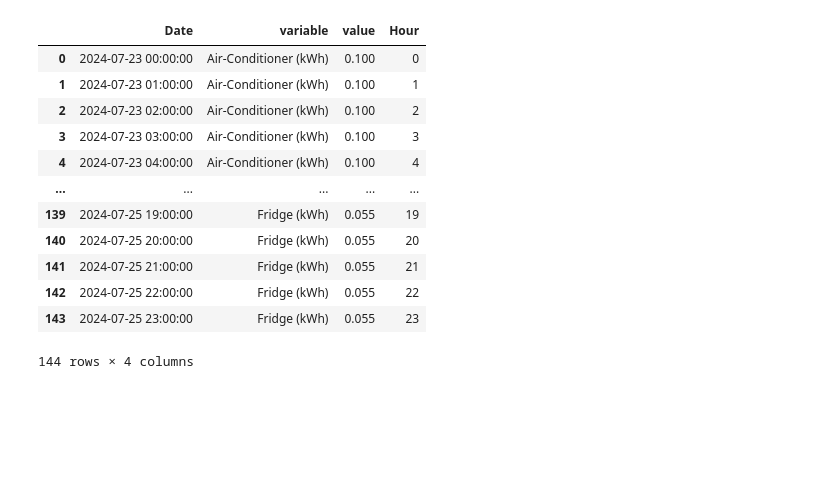
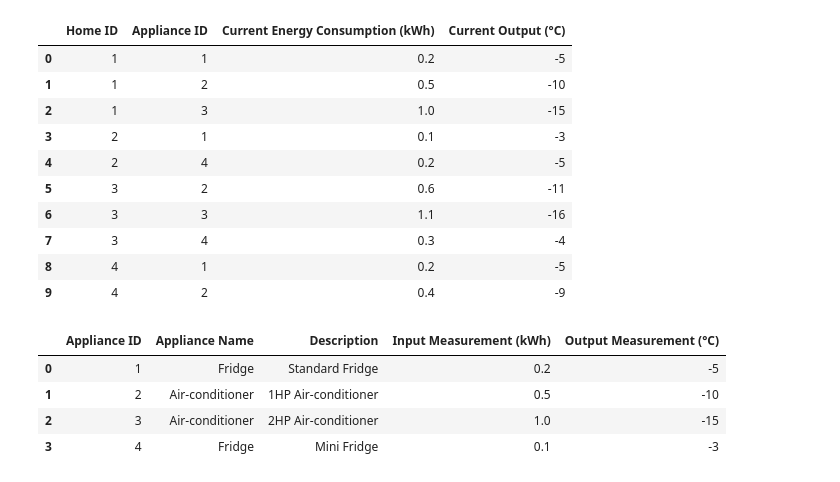
Before and after one commit to OdenDavid/SHEMS-DEMO, a Jupyter notebook: extras/test.ipynb, the cells around one changed output. Drawn from its saved outputs; the diff is of its cells as text; code cells hidden in the pictures; blank space fills up the shorter version.

```diff
--- a/extras/test.ipynb
+++ b/extras/test.ipynb
@@ -57,16 +72,0 @@ ValueError: Mime type rendering requires nbformat>=4.2.0 but it is not installed
-# %%
-df_melt
-# %% [output]
-|  | Date | variable | value | Hour |
-| 0 | 2024-07-23 00:00:00 | Air-Conditioner (kWh) | 0.100 | 0 |
-| 1 | 2024-07-23 01:00:00 | Air-Conditioner (kWh) | 0.100 | 1 |
-| 2 | 2024-07-23 02:00:00 | Air-Conditioner (kWh) | 0.100 | 2 |
-| 3 | 2024-07-23 03:00:00 | Air-Conditioner (kWh) | 0.100 | 3 |
-| 4 | 2024-07-23 04:00:00 | Air-Conditioner (kWh) | 0.100 | 4 |
-| ... | ... | ... | ... | ... |
-| 139 | 2024-07-25 19:00:00 | Fridge (kWh) | 0.055 | 19 |
-| 140 | 2024-07-25 20:00:00 | Fridge (kWh) | 0.055 | 20 |
-| 141 | 2024-07-25 21:00:00 | Fridge (kWh) | 0.055 | 21 |
-| 142 | 2024-07-25 22:00:00 | Fridge (kWh) | 0.055 | 22 |
-| 143 | 2024-07-25 23:00:00 | Fridge (kWh) | 0.055 | 23 |
-144 rows × 4 columns
@@ -72,0 +86,34 @@ df_melt
+# %%
+# Create a dictionary with appliance usage data
+appliance_usage_data = {
+    'Home ID': [1, 1, 1, 2, 2, 3, 3, 3, 4, 4],
+    'Appliance ID': [1, 2, 3, 1, 4, 2, 3, 4, 1, 2],
+    'Current Energy Consumption (kWh)': [0.2, 0.5, 1.0, 0.1, 0.2, 0.6, 1.1, 0.3, 0.2, 0.4],
+    'Current Output (°C)': [-5, -10, -15, -3, -5, -11, -16, -4, -5, -9]
+}
+
+appliance_usage_df = pd.DataFrame(appliance_usage_data)
+
+appliance_usage_df.to_csv("usage.csv")
+# %%
+appliance_usage_df
+# %% [output]
+|  | Home ID | Appliance ID | Current Energy Consumption (kWh) | Current Output (°C) |
+| 0 | 1 | 1 | 0.2 | -5 |
+| 1 | 1 | 2 | 0.5 | -10 |
+| 2 | 1 | 3 | 1.0 | -15 |
+| 3 | 2 | 1 | 0.1 | -3 |
+| 4 | 2 | 4 | 0.2 | -5 |
+| 5 | 3 | 2 | 0.6 | -11 |
+| 6 | 3 | 3 | 1.1 | -16 |
+| 7 | 3 | 4 | 0.3 | -4 |
+| 8 | 4 | 1 | 0.2 | -5 |
+| 9 | 4 | 2 | 0.4 | -9 |
+# %%
+appliance_df
+# %% [output]
+|  | Appliance ID | Appliance Name | Description | Input Measurement (kWh) | Output Measurement (°C) |
+| 0 | 1 | Fridge | Standard Fridge | 0.2 | -5 |
+| 1 | 2 | Air-conditioner | 1HP Air-conditioner | 0.5 | -10 |
+| 2 | 3 | Air-conditioner | 2HP Air-conditioner | 1.0 | -15 |
+| 3 | 4 | Fridge | Mini Fridge | 0.1 | -3 |
```
Also changed, not shown: parts of 6 cells of this notebook.
